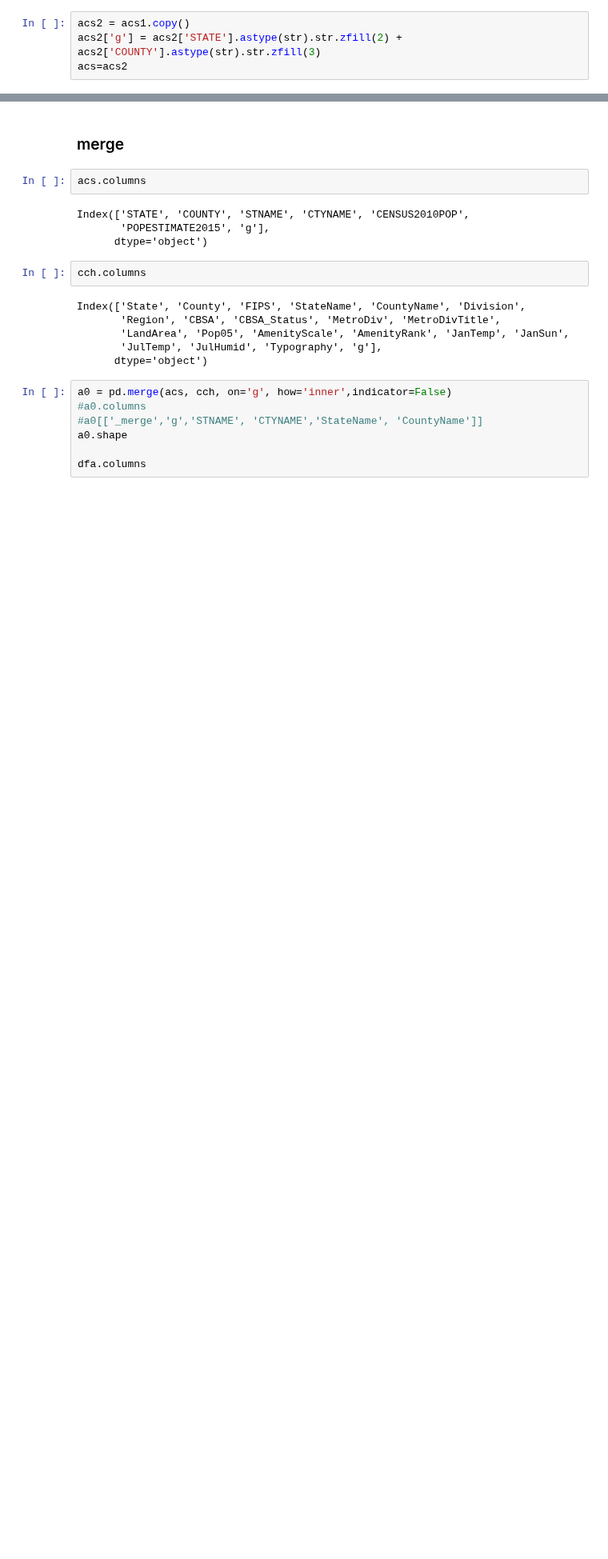
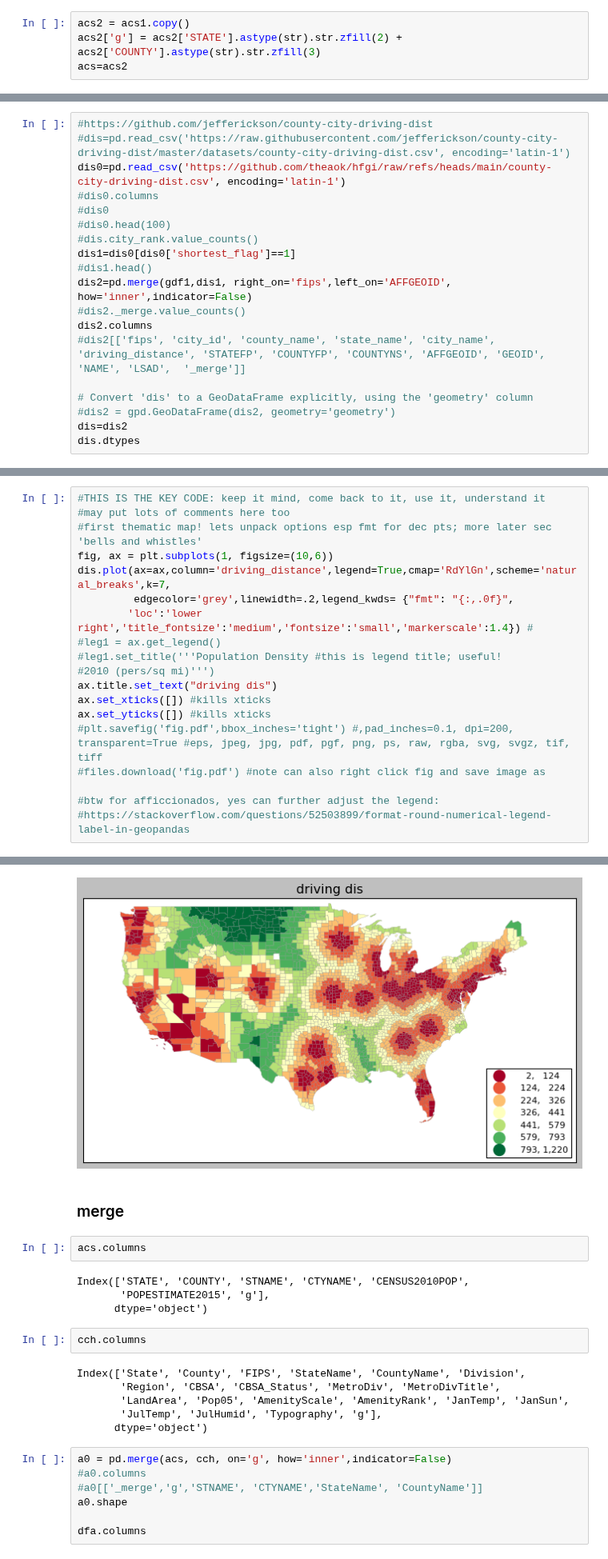
Before and after one commit to theaok/hfgi, a Jupyter notebook: hfgi.ipynb, the cells around one changed output, grey strips where cells are left out. Shown at 80% size. Saved outputs shown, nothing was run; the diff lists cells and outputs as text; blank space fills up the shorter version.

```diff
--- a/hfgi.ipynb
+++ b/hfgi.ipynb
@@ -423,0 +426,19 @@ Index(['fips', 'city_id', 'county_name', 'state_name', 'county_lat', 'county_lon
+# %%
+#https://github.com/jefferickson/county-city-driving-dist
+#dis=pd.read_csv('https://raw.githubusercontent.com/jefferickson/county-city-driving-dist/master/datasets/county-city-driving-dist.csv', encoding='latin-1')
+dis0=pd.read_csv('https://github.com/theaok/hfgi/raw/refs/heads/main/county-city-driving-dist.csv', encoding='latin-1')
+#dis0.columns
+#dis0
+#dis0.head(100)
+#dis.city_rank.value_counts()
+dis1=dis0[dis0['shortest_flag']==1]
+#dis1.head()
+dis2=pd.merge(gdf1,dis1, right_on='fips',left_on='AFFGEOID', how='inner',indicator=False)
+#dis2._merge.value_counts()
+dis2.columns
+#dis2[['fips', 'city_id', 'county_name', 'state_name', 'city_name',  'driving_distance', 'STATEFP', 'COUNTYFP', 'COUNTYNS', 'AFFGEOID', 'GEOID', 'NAME', 'LSAD',  '_merge']]
+
+# Convert 'dis' to a GeoDataFrame explicitly, using the 'geometry' column
+#dis2 = gpd.GeoDataFrame(dis2, geometry='geometry')
+dis=dis2
+dis.dtypes
@@ -423,0 +465,20 @@ Index(['fips', 'city_id', 'county_name', 'state_name', 'county_lat', 'county_lon
+# %%
+#THIS IS THE KEY CODE: keep it mind, come back to it, use it, understand it
+#may put lots of comments here too
+#first thematic map! lets unpack options esp fmt for dec pts; more later sec 'bells and whistles'
+fig, ax = plt.subplots(1, figsize=(10,6))
+dis.plot(ax=ax,column='driving_distance',legend=True,cmap='RdYlGn',scheme='natural_breaks',k=7,
+         edgecolor='grey',linewidth=.2,legend_kwds= {"fmt": "{:,.0f}",
+        'loc':'lower right','title_fontsize':'medium','fontsize':'small','markerscale':1.4}) #
+#leg1 = ax.get_legend()
+#leg1.set_title('''Population Density #this is legend title; useful!
+#2010 (pers/sq mi)''')
+ax.title.set_text("driving dis")
+ax.set_xticks([]) #kills xticks
+ax.set_yticks([]) #kills xticks
+#plt.savefig('fig.pdf',bbox_inches='tight') #,pad_inches=0.1, dpi=200, transparent=True #eps, jpeg, jpg, pdf, pgf, png, ps, raw, rgba, svg, svgz, tif, tiff
+#files.download('fig.pdf') #note can also right click fig and save image as
+
+#btw for afficcionados, yes can further adjust the legend:
+#https://stackoverflow.com/questions/52503899/format-round-numerical-legend-label-in-geopandas
+# %% [output]
@@ -424,3 +488,4 @@ Index(['fips', 'city_id', 'county_name', 'state_name', 'county_lat', 'county_lon
+[figure, added]
 # %% [markdown]
 ### merge
 # %%
```
Also changed, not shown: parts of 9 cells of this notebook.
